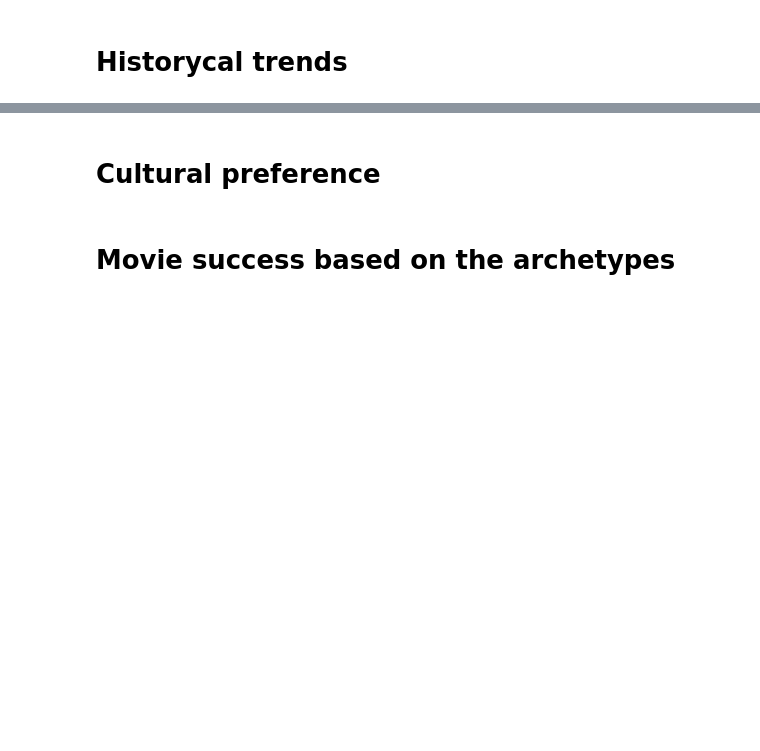
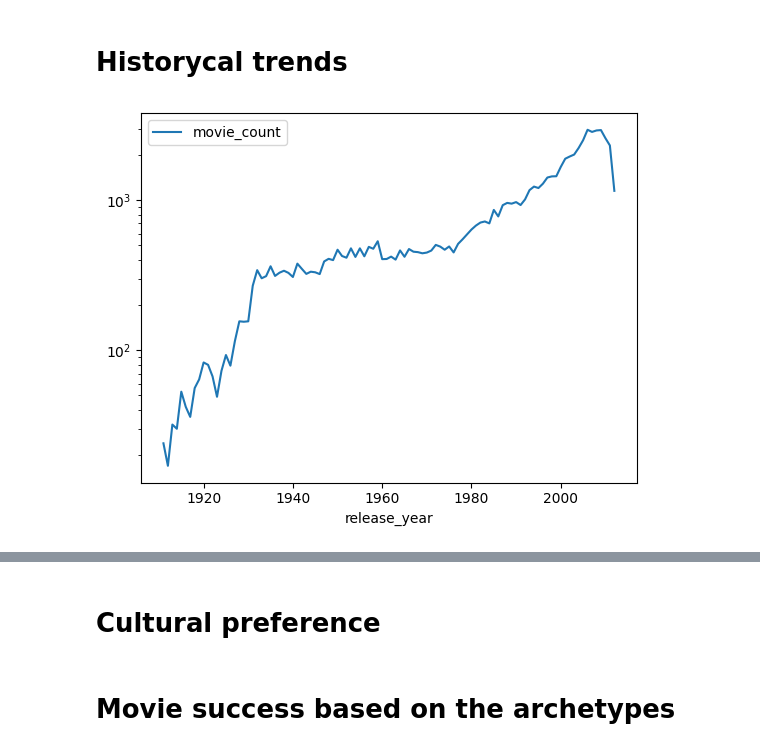
Before and after one commit to epfl-ada/ada-2023-project-perrysplatypuses, a Jupyter notebook: milestone3.ipynb, the cells around one changed output, grey strips where cells are left out. Saved outputs shown, nothing was run; the diff lists cells and outputs as text; code cells hidden in the pictures; blank space fills up the shorter version.

```diff
--- a/milestone3.ipynb
+++ b/milestone3.ipynb
@@ -43,3 +47,6 @@ actors = pd.read_csv(
     sep='\t',
     names=['wiki_id', 'freebase_id', 'release_date', 'character', 'date_of_birth', 'sex', 'height', '.','actor','age','character_map','..','...','....']
 )
+# %%
+cpi_data = pd.read_csv('data/cpi_data.csv', )
+cpi_data.head()
@@ -70,4 +84,12 @@ actors_and_characters.sample(5)
 # %%
+def discount_revenue(year, revenue):
+    if year in cpi_data['year']:
+        cpi = cpi_data[cpi_data['year'] == year]['cpi'][0]
+    else:
+        cpi = 1
+    return (revenue /  cpi)*100
+
+
 map_dict_to_list = lambda x: [value for key, value in eval(x).items()]
 release_year = lambda x: pd.to_numeric(x.str.replace(r'-\d{2}-\d{2}$', '', regex=True).str.replace(r'-\d{2}$', '', regex=True))
 
@@ -78,6 +100,8 @@ movies['genres'] = movies['genres'].apply(map_dict_to_list)
 movies["release_year"] = release_year(movies['release_date'])
 movies["release_year"] = movies['release_year'].apply(lambda x: x if x > 1800 else x + 1000)
 
+movies['discounted_revenue'] = movies.apply(lambda x: discount_revenue(x.release_year, x.revenue), axis=1)
+
 movies.head()
 # %% [output]
 |  | wiki_id | freebase_id | title | release_date | revenue | runtime | languages | countries | genres | ... |
@@ -187,0 +221,7 @@ We don't have much data before 1910-s and after 2012.
+# %%
+movies_count = characters_and_movies.groupby('release_year').size().reset_index(name='movie_count')
+movies_count = movies_count[movies_count['movie_count'] >= 15]
+movies_count.plot(x='release_year', y='movie_count')
+plt.yscale('log')
+# %% [output]
+[figure, added]
```
Also changed, not shown: parts of 21 cells of this notebook.
